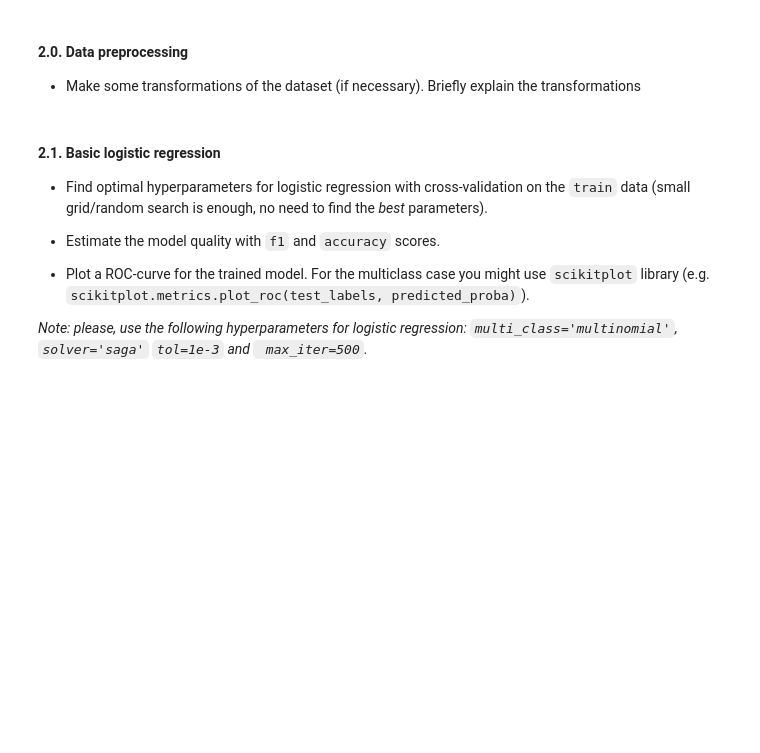
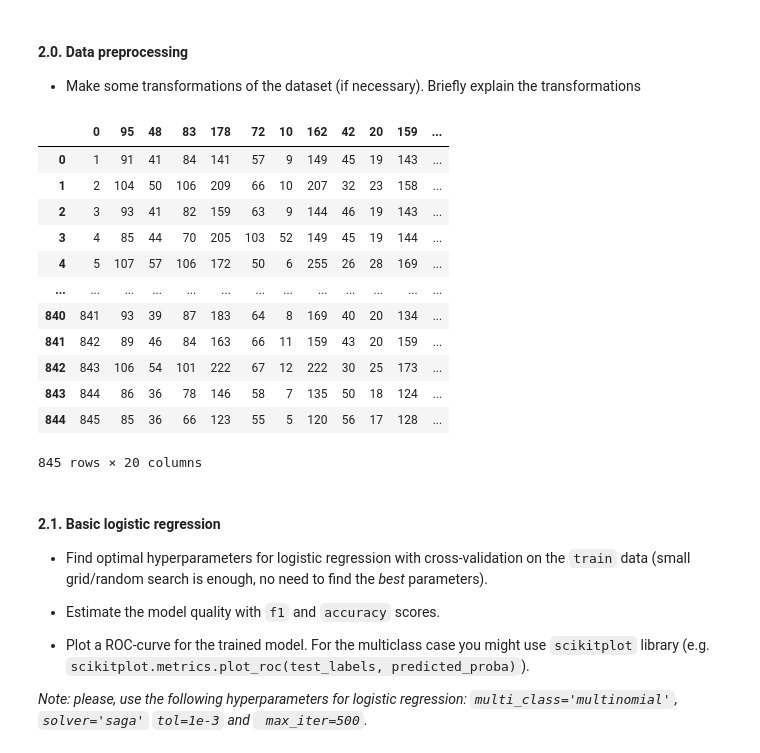
Before and after one commit to pavel-collab/ml-course-home-tasks, a Jupyter notebook: homeworks/lab01_ml_pipeline/lab01_part2_ml_pipeline.ipynb, the cells around one changed output. Drawn from its saved outputs; the diff is of its cells as text; code cells hidden in the pictures; blank space fills up the shorter version.

```diff
--- a/homeworks/lab01_ml_pipeline/lab01_part2_ml_pipeline.ipynb
+++ b/homeworks/lab01_ml_pipeline/lab01_part2_ml_pipeline.ipynb
@@ -102,0 +101,19 @@ Here you are supposed to perform the desired transformations. Please, explain yo
+# %%
+### YOUR CODE HERE
+# output aour data as a dataframe
+raw_dataset = pd.read_csv('car_data.csv')
+raw_dataset
+# %% [output]
+|  | 0 | 95 | 48 | 83 | 178 | 72 | 10 | 162 | 42 | 20 | 159 | ... |
+| 0 | 1 | 91 | 41 | 84 | 141 | 57 | 9 | 149 | 45 | 19 | 143 | ... |
+| 1 | 2 | 104 | 50 | 106 | 209 | 66 | 10 | 207 | 32 | 23 | 158 | ... |
+| 2 | 3 | 93 | 41 | 82 | 159 | 63 | 9 | 144 | 46 | 19 | 143 | ... |
+| 3 | 4 | 85 | 44 | 70 | 205 | 103 | 52 | 149 | 45 | 19 | 144 | ... |
+| 4 | 5 | 107 | 57 | 106 | 172 | 50 | 6 | 255 | 26 | 28 | 169 | ... |
+| ... | ... | ... | ... | ... | ... | ... | ... | ... | ... | ... | ... | ... |
+| 840 | 841 | 93 | 39 | 87 | 183 | 64 | 8 | 169 | 40 | 20 | 134 | ... |
+| 841 | 842 | 89 | 46 | 84 | 163 | 66 | 11 | 159 | 43 | 20 | 159 | ... |
+| 842 | 843 | 106 | 54 | 101 | 222 | 67 | 12 | 222 | 30 | 25 | 173 | ... |
+| 843 | 844 | 86 | 36 | 78 | 146 | 58 | 7 | 135 | 50 | 18 | 124 | ... |
+| 844 | 845 | 85 | 36 | 66 | 123 | 55 | 5 | 120 | 56 | 17 | 128 | ... |
+845 rows × 20 columns
```
Also changed, not shown: parts of 5 cells of this notebook, 2 other files.
